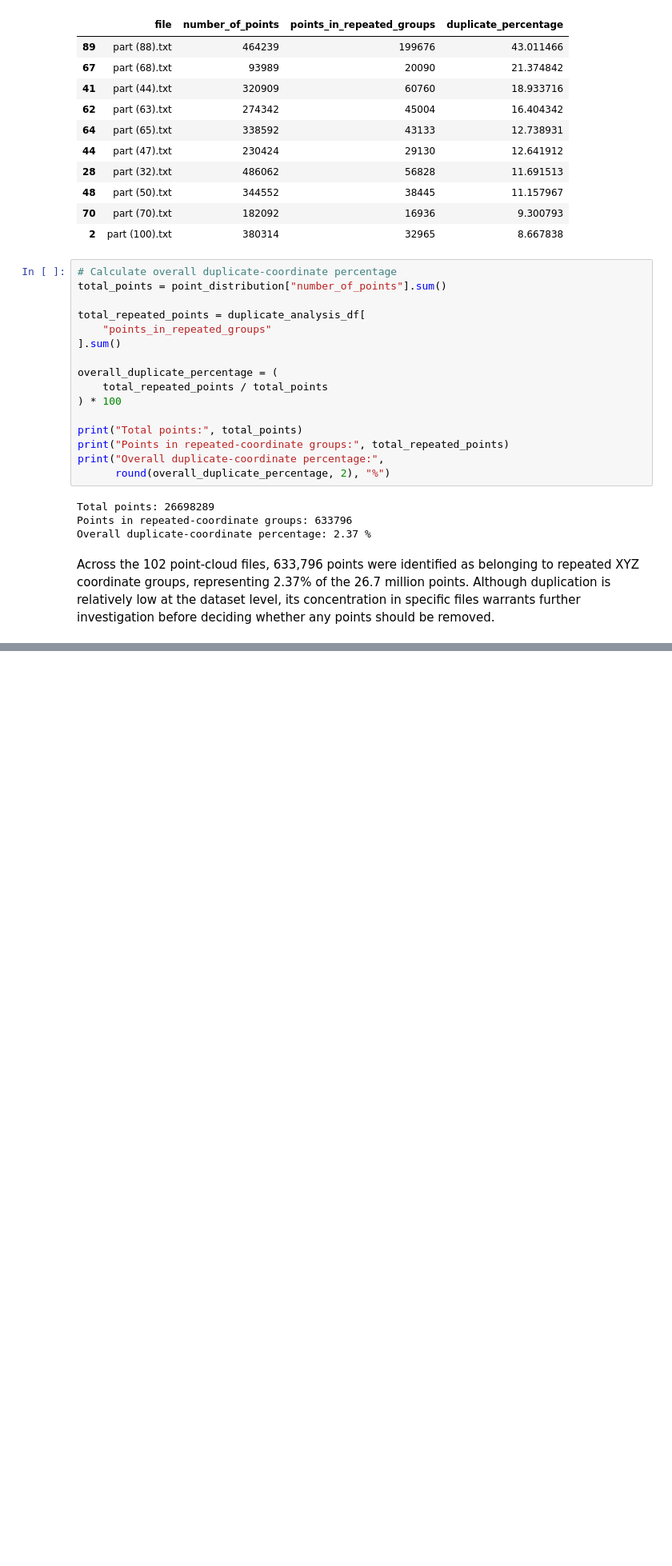
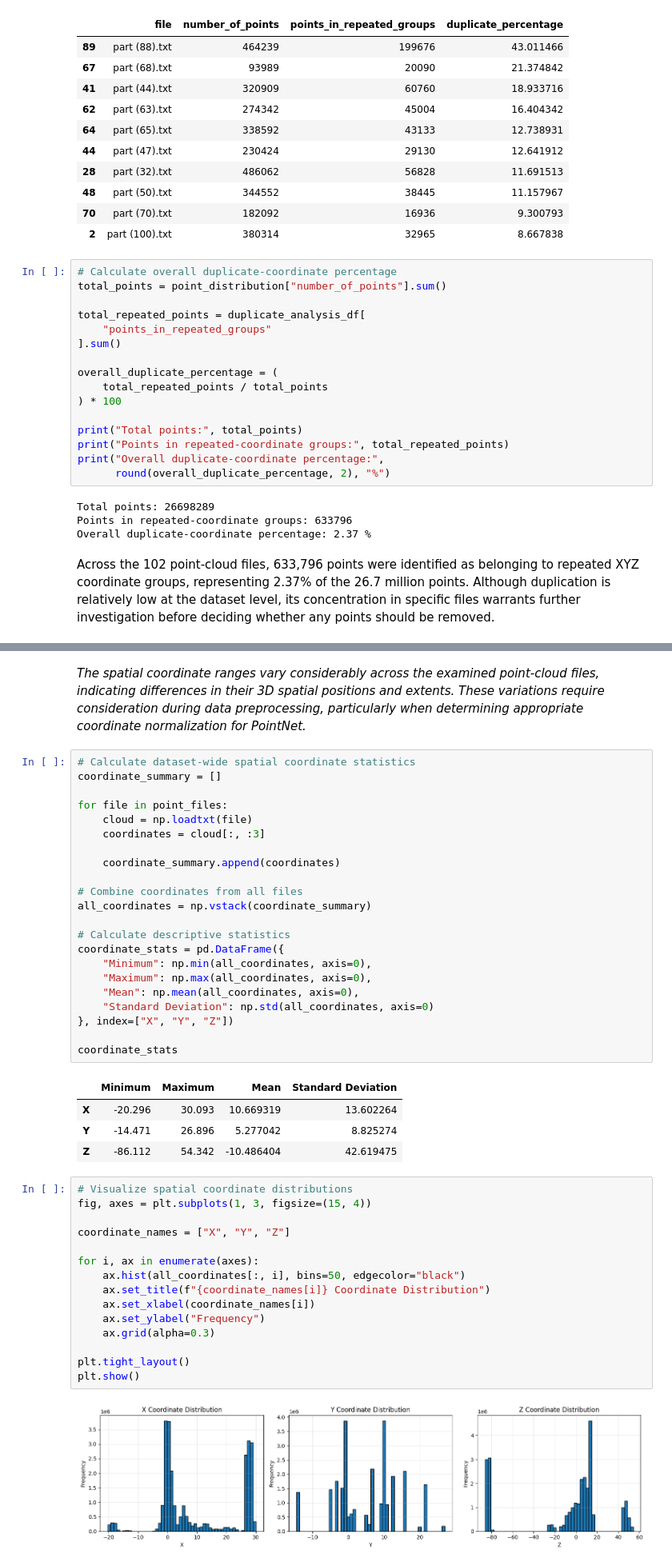
Before and after one commit to AbubakarDanhaya/pointnet-concrete-defect-robustness, a Jupyter notebook: notebooks/01_dataset_exploration.ipynb, the cells around one changed output, grey strips where cells are left out. Shown at 80% size. Cells and saved outputs as stored; diff of their text form; blank space fills up the shorter version.

```diff
--- a/notebooks/01_dataset_exploration.ipynb
+++ b/notebooks/01_dataset_exploration.ipynb
@@ -534,0 +566,46 @@ Across the 102 point-cloud files, 633,796 points were identified as belonging to
+# %% [markdown]
+_The spatial coordinate ranges vary considerably across the examined point-cloud files, indicating differences in their 3D spatial positions and extents. These variations require consideration during data preprocessing, particularly when determining appropriate coordinate normalization for PointNet._
+# %%
+# Calculate dataset-wide spatial coordinate statistics
+coordinate_summary = []
+
+for file in point_files:
+    cloud = np.loadtxt(file)
+    coordinates = cloud[:, :3]
+
+    coordinate_summary.append(coordinates)
+
+# Combine coordinates from all files
+all_coordinates = np.vstack(coordinate_summary)
+
+# Calculate descriptive statistics
+coordinate_stats = pd.DataFrame({
+    "Minimum": np.min(all_coordinates, axis=0),
+    "Maximum": np.max(all_coordinates, axis=0),
+    "Mean": np.mean(all_coordinates, axis=0),
+    "Standard Deviation": np.std(all_coordinates, axis=0)
+}, index=["X", "Y", "Z"])
+
+coordinate_stats
+# %% [output]
+|  | Minimum | Maximum | Mean | Standard Deviation |
+| X | -20.296 | 30.093 | 10.669319 | 13.602264 |
+| Y | -14.471 | 26.896 | 5.277042 | 8.825274 |
+| Z | -86.112 | 54.342 | -10.486404 | 42.619475 |
+# %%
+# Visualize spatial coordinate distributions
+fig, axes = plt.subplots(1, 3, figsize=(15, 4))
+
+coordinate_names = ["X", "Y", "Z"]
+
+for i, ax in enumerate(axes):
+    ax.hist(all_coordinates[:, i], bins=50, edgecolor="black")
+    ax.set_title(f"{coordinate_names[i]} Coordinate Distribution")
+    ax.set_xlabel(coordinate_names[i])
+    ax.set_ylabel("Frequency")
+    ax.grid(alpha=0.3)
+
+plt.tight_layout()
+plt.show()
+# %% [output]
+[figure, added]
```
Also changed, not shown: parts of 1 cell of this notebook.
